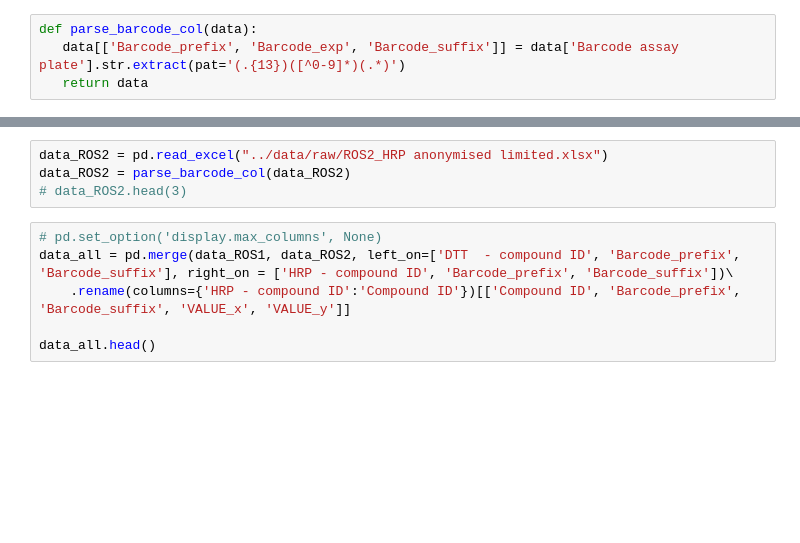
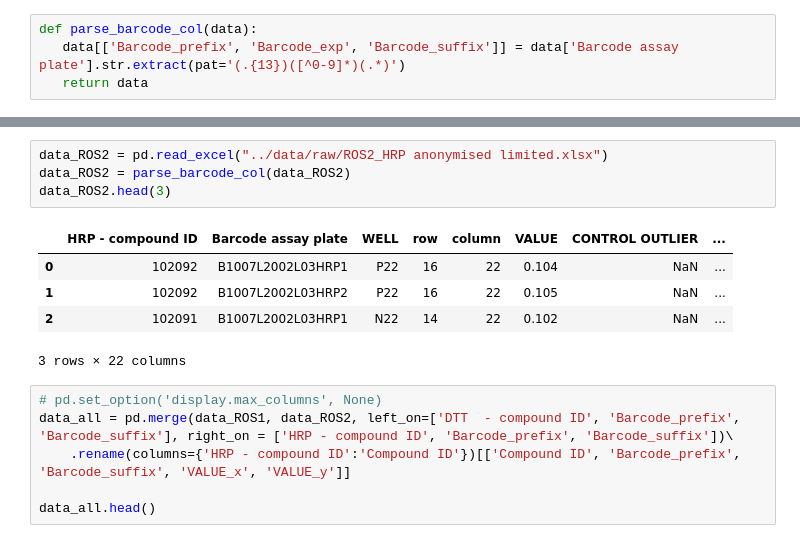
Before and after one commit to zuzg/drug-screening, a Jupyter notebook: notebooks/AHC_clustering.ipynb, the cells around one changed output, grey strips where cells are left out. Saved outputs shown, nothing was run; the diff lists cells and outputs as text; blank space fills up the shorter version.

```diff
--- a/notebooks/AHC_clustering.ipynb
+++ b/notebooks/AHC_clustering.ipynb
@@ -107,7 +113,13 @@ data_ROS1 = parse_barcode_col(data_ROS1)
 # %%
 data_ROS2 = pd.read_excel("../data/raw/ROS2_HRP anonymised limited.xlsx")
 data_ROS2 = parse_barcode_col(data_ROS2)
-# data_ROS2.head(3)
+data_ROS2.head(3)
+# %% [output]
+|  | HRP - compound ID | Barcode assay plate | WELL | row | column | VALUE | CONTROL OUTLIER | ... |
+| 0 | 102092 | B1007L2002L03HRP1 | P22 | 16 | 22 | 0.104 | NaN | ... |
+| 1 | 102092 | B1007L2002L03HRP2 | P22 | 16 | 22 | 0.105 | NaN | ... |
+| 2 | 102091 | B1007L2002L03HRP1 | N22 | 14 | 22 | 0.102 | NaN | ... |
+3 rows × 22 columns
 # %%
 # pd.set_option('display.max_columns', None)
 data_all = pd.merge(data_ROS1, data_ROS2, left_on=['DTT  - compound ID', 'Barcode_prefix', 'Barcode_suffix'], right_on = ['HRP - compound ID', 'Barcode_prefix', 'Barcode_suffix'])\
```
Also changed, not shown: parts of 1 cell of this notebook.
